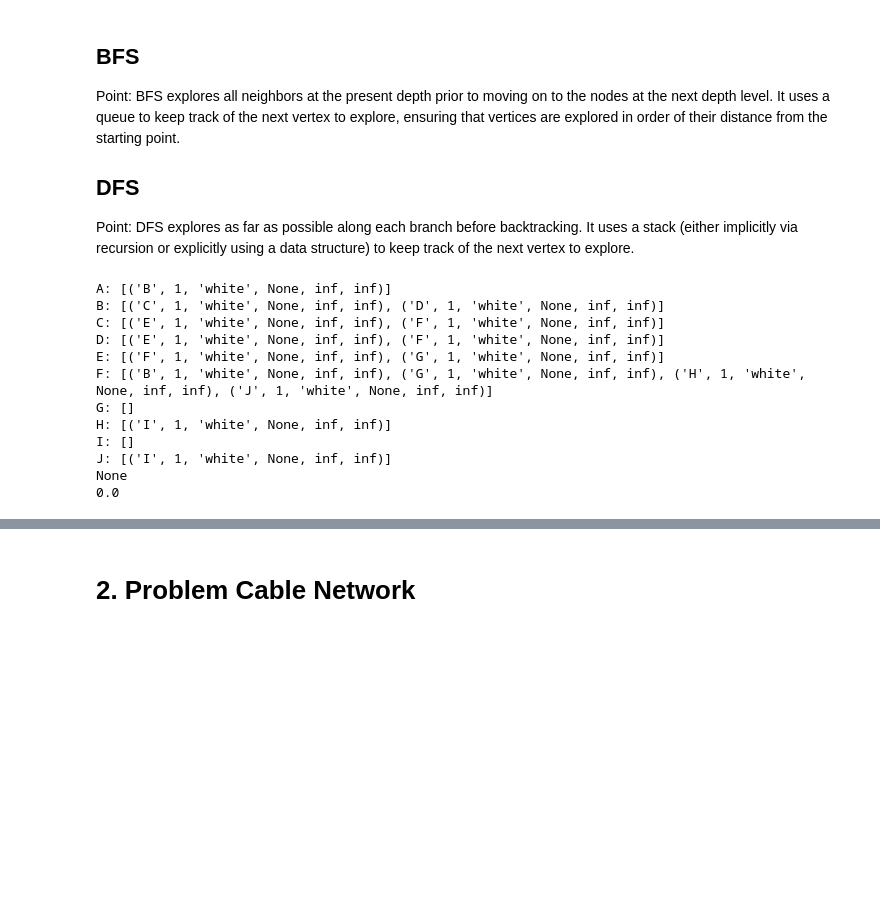
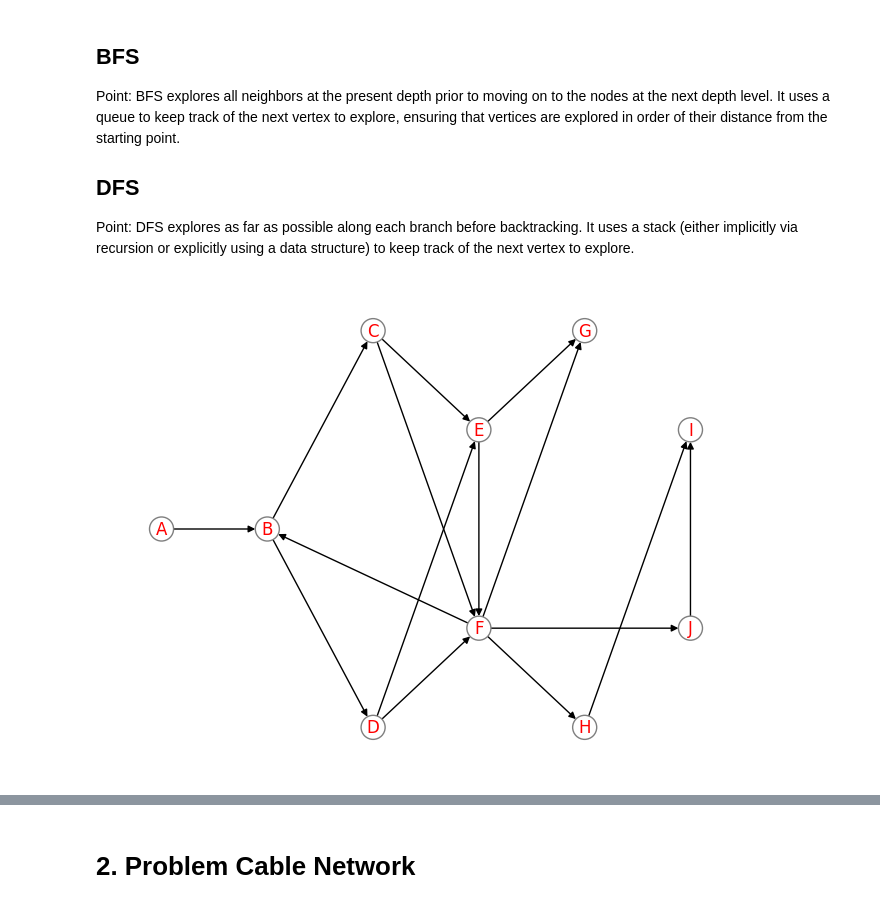
Before and after one commit to eemrds/dat600-algorithms, a Jupyter notebook: assignment3/assignment3.ipynb, the cells around one changed output, grey strips where cells are left out. Drawn from its saved outputs; the diff is of its cells as text; code cells hidden in the pictures; blank space fills up the shorter version.

```diff
--- a/assignment3/assignment3.ipynb
+++ b/assignment3/assignment3.ipynb
@@ -164,8 +167,10 @@ class Node:
         self.neighbours = n
 
 class Graph:
-    def __init__(self, nodes: list[Node] = []):
+    def __init__(self, nodes: list[Node] = [], pos: dict[str, tuple[int, int]] | None = None):
         self.nodes = sorted(nodes, key=lambda x: x.name)
+        self.pos = pos
+        self.snapshot = []
 
     def get(self, name: str):
         for node in self.nodes:
@@ -174,38 +179,46 @@ class Graph:
         return None
 
     def graphical(self):
+        G = nx.DiGraph()
         for node in self.nodes:
-            print(node)
+            G.add_node(node.name, color=node.color)
+            for neighbour in self.get(node.name).neighbours:
+                G.add_edge(node.name, neighbour.name)
+
+        nx.draw(G, with_labels=True, node_color=[c.color for c in self.nodes], font_color="red", pos=self.pos, edgecolors="tab:gray")
 # %%
 
-graph = Graph([
-    Node("A", 0, [("B", 1)]),
-    Node("B", 0, [("C", 1), ("D", 1)]),
-    Node("C", 0, [("E", 1), ("F", 1)]),
-    Node("D", 0, [("E", 1), ("F", 1)]),
-    Node("E", 0, [("F", 1), ("G", 1)]),
-    Node("F", 0, [("B", 1), ("G", 1), ("H", 1), ("J", 1)]),
-    Node("G", 0, []),
-    Node("H", 0, [("I", 1)]),
-    Node("I", 0, []),
-    Node("J", 0, [("I", 1)])
-])
+graph = Graph(
+    nodes=[
+        Node("A", 0, [("B", 1)]),
+        Node("B", 0, [("C", 1), ("D", 1)]),
+        Node("C", 0, [("E", 1), ("F", 1)]),
+        Node("D", 0, [("E", 1), ("F", 1)]),
+        Node("E", 0, [("F", 1), ("G", 1)]),
+        Node("F", 0, [("B", 1), ("G", 1), ("H", 1), ("J", 1)]),
+        Node("G", 0, []),
+        Node("H", 0, [("I", 1)]),
+        Node("I", 0, []),
+        Node("J", 0, [("I", 1)])
+    ],
+    pos={
+        "A": (0, 0),
+        "B": (1, 0),
+        "C": (2, 0.5),
+        "D": (2, -0.5),
+        "E": (3, 0.25),
+        "F": (3, -0.25),
+        "G": (4, 0.5),
+        "H": (4, -0.5),
+        "I": (5, 0.25),
+        "J": (5, -0.25),
+    }
+)
 
-print(graph.graphical())
-print(graph.get("A").d.imag)
+
+graph.graphical()
 # %% [output]
-A: [('B', 1, 'white', None, inf, inf)]
-B: [('C', 1, 'white', None, inf, inf), ('D', 1, 'white', None, inf, inf)]
-C: [('E', 1, 'white', None, inf, inf), ('F', 1, 'white', None, inf, inf)]
-D: [('E', 1, 'white', None, inf, inf), ('F', 1, 'white', None, inf, inf)]
-E: [('F', 1, 'white', None, inf, inf), ('G', 1, 'white', None, inf, inf)]
-F: [('B', 1, 'white', None, inf, inf), ('G', 1, 'white', None, inf, inf), ('H', 1, 'white', None, inf, inf), ('J', 1, 'white', None, inf, inf)]
-G: []
-H: [('I', 1, 'white', None, inf, inf)]
-I: []
-J: [('I', 1, 'white', None, inf, inf)]
-None
-0.0
+[figure, added]
 # %%
 def bfs(G: Graph, s_string: str) -> list[str]:
     queue = []
```
Also changed, not shown: parts of 4 cells of this notebook.
